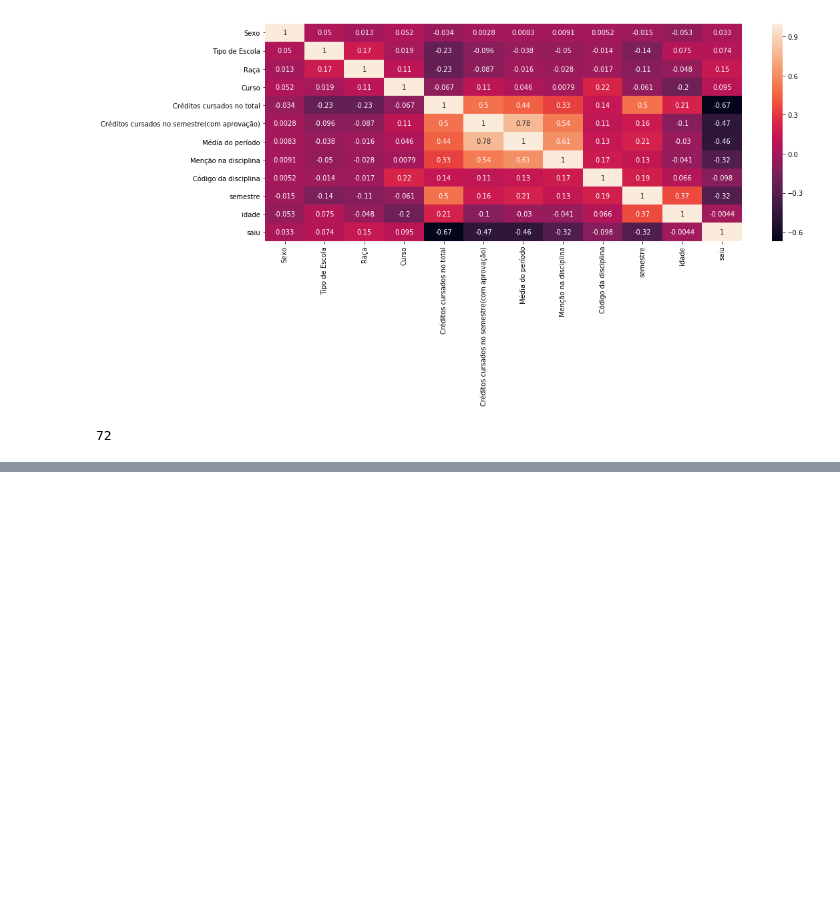
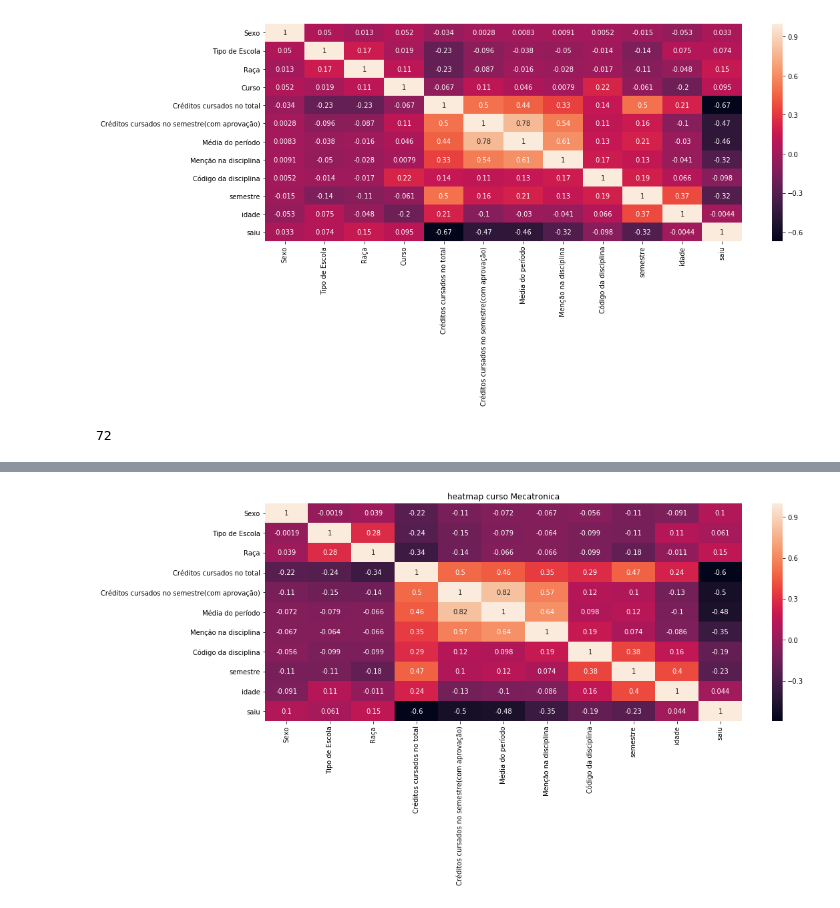
Before and after one commit to pedrobpio/TG, a Jupyter notebook: HeatMaps.ipynb, the cells around one changed output, grey strips where cells are left out. Cells and saved outputs as stored; diff of their text form; code cells hidden in the pictures; blank space fills up the shorter version.

```diff
--- a/HeatMaps.ipynb
+++ b/HeatMaps.ipynb
@@ -74,0 +87,4 @@ total_sum[total_sum > 1000].size
+# %%
+drawHeatMap(df3, 'heatmap curso Mecatronica')
+# %% [output]
+[figure, added]
```
Also changed, not shown: parts of 6 cells of this notebook, 5 other files.
